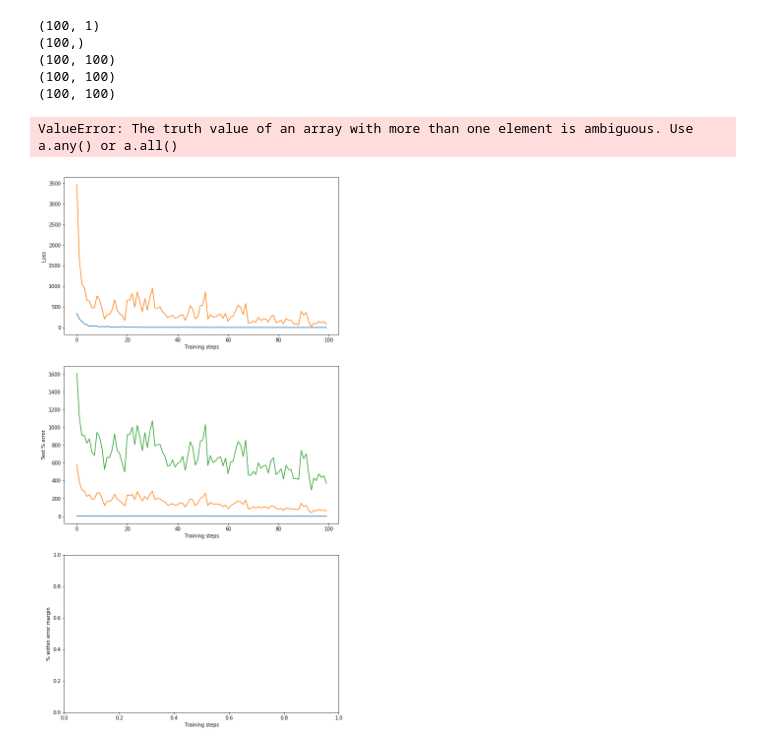
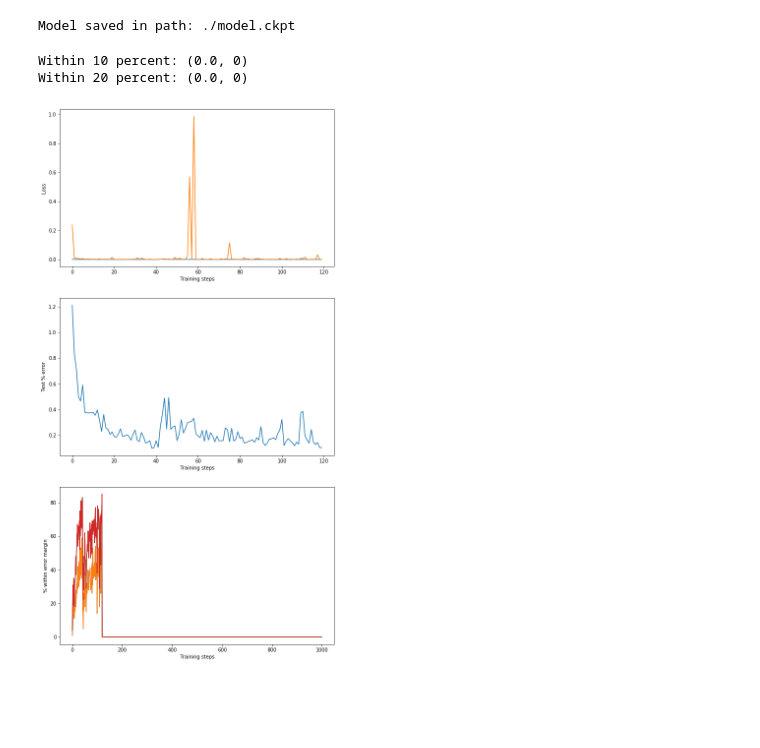
Before and after one commit to MattChubb/tensorflow-houseprices, a Jupyter notebook: House price experiment.ipynb, the cells around one changed output. Drawn from its saved outputs; the diff is of its cells as text; code cells hidden in the pictures; blank space fills up the shorter version.

```diff
--- a/House price experiment.ipynb
+++ b/House price experiment.ipynb
@@ -65,11 +71,9 @@ def plot_decision_boundary(pred_func, X, y):
     plt.scatter(X[:, 0], X[:, 1], c=y, cmap=plt.cm.Spectral)
 # %%
 def num_within_xpct(errors, pct_threshold):
+    num_errors = float( len(errors) )
     num_within_xpercent =  len( [x for x in errors if 0 < x < pct_threshold] )
-    pct_within_xpercent = (
-        num_within_xpercent
-        / float( len(errors) )
-            ) * 100
+    pct_within_xpercent = ( num_within_xpercent / num_errors ) * 100
     return (pct_within_xpercent, num_within_xpercent)
 
 
@@ -150,7 +153,7 @@ import numpy as np
 
 input_layer_size = X_train.shape[1]
 hidden_layer_1_size = 10
-hidden_layer_2_size = 10
+hidden_layer_2_size = 50
 hidden_layer_3_size = 100
 output_layer_size = 1
 # %%
@@ -217,8 +215,8 @@ update_weights = tf.train.AdamOptimizer().minimize(loss)
 # %%
 # Train NN and predict
 
-training_steps = 20
-epochs = 100
+training_steps = 200
+epochs = 1000
 train_sample_size = 100
 test_sample_size = 100
 
@@ -239,14 +237,15 @@ with tf.Session() as sess:
     tf.global_variables_initializer().run()
 
     for j in range(epochs):
-        # Take random samples for training and testing
+        # Sample data
         X_test_sample, Y_test_sample = take_sample(X_test, Y_test, test_sample_size)
         X_train_sample, Y_train_sample = take_sample(X_train, Y_train, train_sample_size)
-#         print(X_test_sample.shape)
+
 
         # Train on sample
         for i in range(training_steps):
             sess.run(update_weights, feed_dict = {input: X_train_sample, target: Y_train_sample})
+
 
         # Losses
         loss_train = loss.eval(feed_dict = {input: X_train_sample, target: Y_train_sample})
@@ -255,10 +254,10 @@ with tf.Session() as sess:
         loss_test = loss.eval(feed_dict = {input: X_test_sample, target: Y_test_sample})
         test_losses.append(loss_test)
 
+
         # Error
         error_test = basic_error.eval(feed_dict = {input: X_test_sample, target: Y_test_sample})
         error_test = abs(error_test)
-#         print(error_test.shape )
 
         error_test_mean = np.mean(error_test)
         error_test_means.append(error_test_mean)
@@ -266,22 +265,14 @@ with tf.Session() as sess:
         error_test_std = np.std(error_test)
         error_test_stds.append(error_test_std)
 
-#         error_test_percentiles = np.percentile(error_test, [25, 27])
-#         error_test_highpcts.append(error_test_percentiles[1])
-#         error_test_lowpcts.append(error_test_percentiles[0])
+        error_test_percentiles = np.percentile(error_test, [25, 27])
+        error_test_highpcts.append(error_test_percentiles[1])
+        error_test_lowpcts.append(error_test_percentiles[0])
 
-        yhat_test = yhat_out.eval(feed_dict = {input: X_test_sample, target: Y_test_sample})
-        print(yhat_test.shape)
-        yhat_test = target.eval(feed_dict = {input: X_test_sample, target: Y_test_sample})
-        print(yhat_test.shape)
-        yhat_test = basic_error.eval(feed_dict = {input: X_test_sample, target: Y_test_sample})
-        print(yhat_test.shape)
-        yhat_test = ratio_error.eval(feed_dict = {input: X_test_sample, target: Y_test_sample})
-        print(yhat_test.shape)
 
+        # Percent threshold error
         percenterror_test = percent_error.eval(feed_dict = {input: X_test_sample, target: Y_test_sample})
         percenterror_test = np.ma.masked_invalid( abs(percenterror_test) )
-        print(percenterror_test.shape)
 
         percenterror_test_mean = np.mean( percenterror_test )
         error_test_percenterror_means.append(percenterror_test_mean)
@@ -300,12 +291,7 @@ with tf.Session() as sess:
     save_path = saver.save(sess, "./model.ckpt")
     print("Model saved in path: %s" % save_path)
 # %% [output]
-(100, 1)
-(100,)
-(100, 100)
-(100, 100)
-(100, 100)
+Model saved in path: ./model.ckpt
-ValueError: The truth value of an array with more than one element is ambiguous. Use a.any() or a.all()
 # %%
 fig, (ax1, ax2, ax3) = plt.subplots(3)
 plt.subplots_adjust(wspace=.3)
@@ -317,49 +303,51 @@ total_steps = len(train_losses)
 
 
 # Losses
-ax1.plot(range(0, total_steps-skip),
-         train_losses[skip:total_steps],
-         test_losses[skip:total_steps])
+ax1.plot(range(0, total_steps-skip), train_losses[skip:total_steps])
+ax1.plot(range(0, total_steps-skip), test_losses[skip:total_steps])
 ax1.set_ylabel("Loss")
 ax1.set_xlabel("Training steps")
 
 
 # Errors
-# ax2.plot(range(0, total_steps-skip), error_test_means[skip:total_steps])
-ax2.plot(range(0, total_steps-skip), error_test_percenterror_means[skip:total_steps])
-ax2.plot(range(0, total_steps-skip), error_test_percenterror_stds[skip:total_steps])
+ax2.plot(range(0, total_steps-skip), error_test_means[skip:total_steps])
+# ax2.plot(range(0, total_steps-skip), error_test_percenterror_means[skip:total_steps])
+# ax2.plot(range(0, total_steps-skip), error_test_percenterror_stds[skip:total_steps])
 # ax2.plot(range(0, total_steps-skip), error_test_lowpcts[skip:total_steps])
 # ax2.plot(range(0, total_steps-skip), error_test_highpcts[skip:total_steps])
 ax2.set_ylabel("Test % error")
 ax2.set_xlabel("Training steps")
 
 
+# Percent thresholds
 ax3.plot(range(0, total_steps-skip), percenterror_test_within10pcts[skip:total_steps])
 ax3.plot(range(0, total_steps-skip), percenterror_test_within20pcts[skip:total_steps])
 ax3.set_ylabel("% within error margin")
 ax3.set_xlabel("Training steps")
+
 
 # Stats
 final_average = error_test_means[-1]
 # final_low_pct = error_test_lowpcts[-1]
 # final_high_pct = error_test_highpcts[-1]
 final_std = error_test_stds[-1]
 # final_avg_pct_error_mean = error_test_percenterror_means[-1]
 # final_avg_pct_error_std = error_test_percenterror_stds[-1]
-# final_avg_10pct = percenterror_test_within10pcts[-1]
-# final_avg_20pct = percenterror_test_within20pcts[-1]
-
+final_avg_10pct = percenterror_test_within10pcts[-1]
+final_avg_20pct = percenterror_test_within20pcts[-1]
 
 
 # Show
 # print("Average error: {}, Standard Dev: {}".format(
 #    final_average, final_std))
 # print("Average pct error: {}, Standard pct Dev: {}".format(
 #     final_avg_pct_error_mean, final_avg_pct_error_std))
-# print("Within 10 percent: {}".format(percenterror_test_within10pct))
-# print("Within 20 percent: {}".format(percenterror_test_within20pct))
+print("Within 10 percent: {}".format(percenterror_test_within10pct))
+print("Within 20 percent: {}".format(percenterror_test_within20pct))
 plt.show()
 # %% [output]
+Within 10 percent: (0.0, 0)
+Within 20 percent: (0.0, 0)
-[figure, old version]
+[figure, new version]
 # %%
 # Output some examples
```
Also changed, not shown: parts of 4 cells of this notebook, 3 other files.
